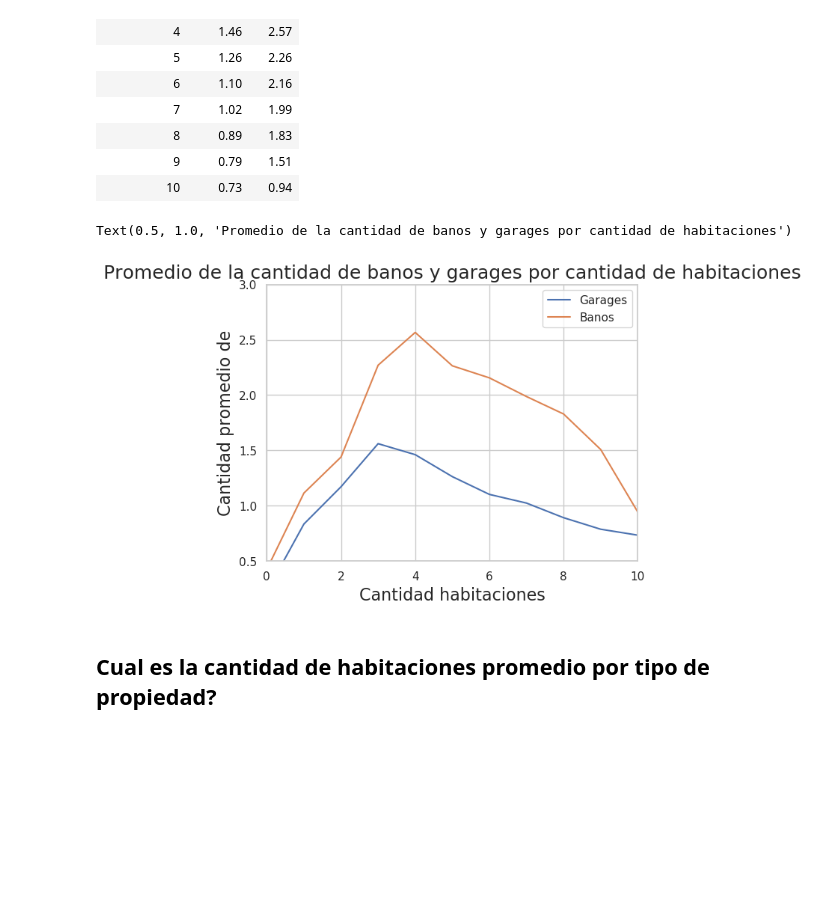
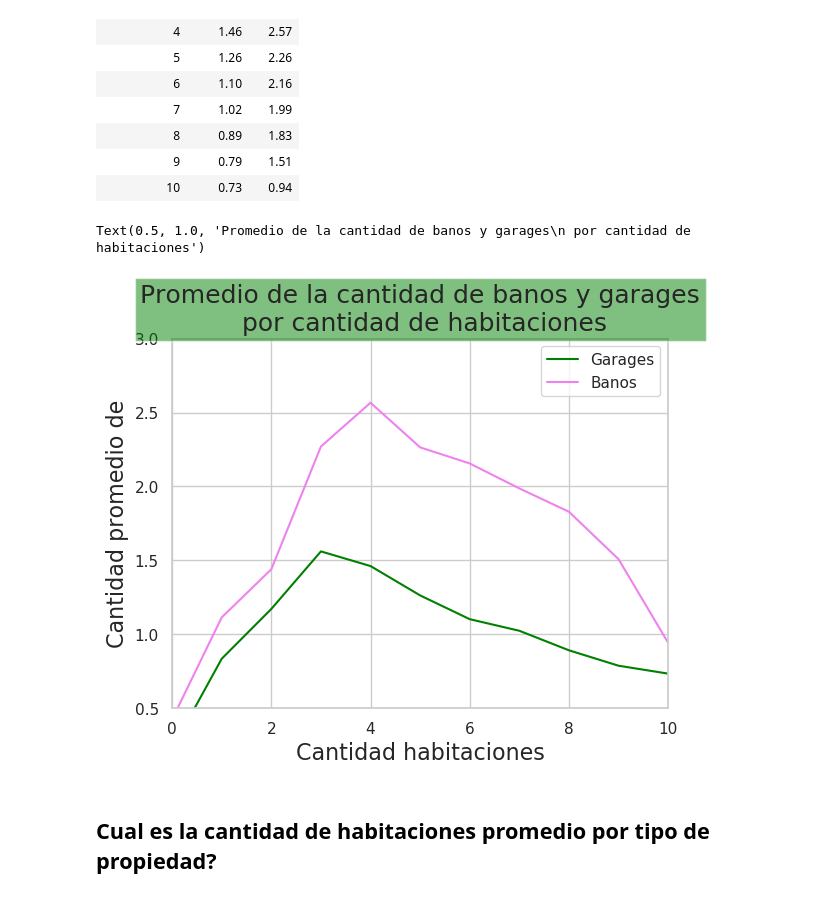
Before and after one commit to cessar5/7506_20192C, a Jupyter notebook: TP1_N.ipynb, the cells around one changed output. Saved outputs shown, nothing was run; the diff lists cells and outputs as text; code cells hidden in the pictures; blank space fills up the shorter version.

```diff
--- a/TP1_N.ipynb
+++ b/TP1_N.ipynb
@@ -191,11 +240,11 @@ prueba
 | 9 | 0.79 | 1.51 |
 | 10 | 0.73 | 0.94 |
 # %%
-e = prueba[['garages','banos']].plot(ylim=(0.5, 3.0))
-e.legend(["Garages", "Banos"]);
-e.set_ylabel('Cantidad promedio de',fontsize=16);
-e.set_xlabel('Cantidad habitaciones',fontsize=16);
-e.set_title("Promedio de la cantidad de banos y garages por cantidad de habitaciones", fontsize=18)
+b = prueba[['garages','banos']].plot(ylim=(0.5, 3.0), color= ['green','violet'])
+b.legend(["Garages", "Banos"]);
+b.set_ylabel('Cantidad promedio de',fontsize=16);
+b.set_xlabel('Cantidad habitaciones',fontsize=16);
+b.set_title("Promedio de la cantidad de banos y garages\n por cantidad de habitaciones", fontsize=18, bbox=dict(facecolor='green', alpha=0.5))
 # %% [output]
-Text(0.5, 1.0, 'Promedio de la cantidad de banos y garages por cantidad de habitaciones')
+Text(0.5, 1.0, 'Promedio de la cantidad de banos y garages\n por cantidad de habitaciones')
-[figure, old version]
+[figure, new version]
```
Also changed, not shown: parts of 191 cells of this notebook.
